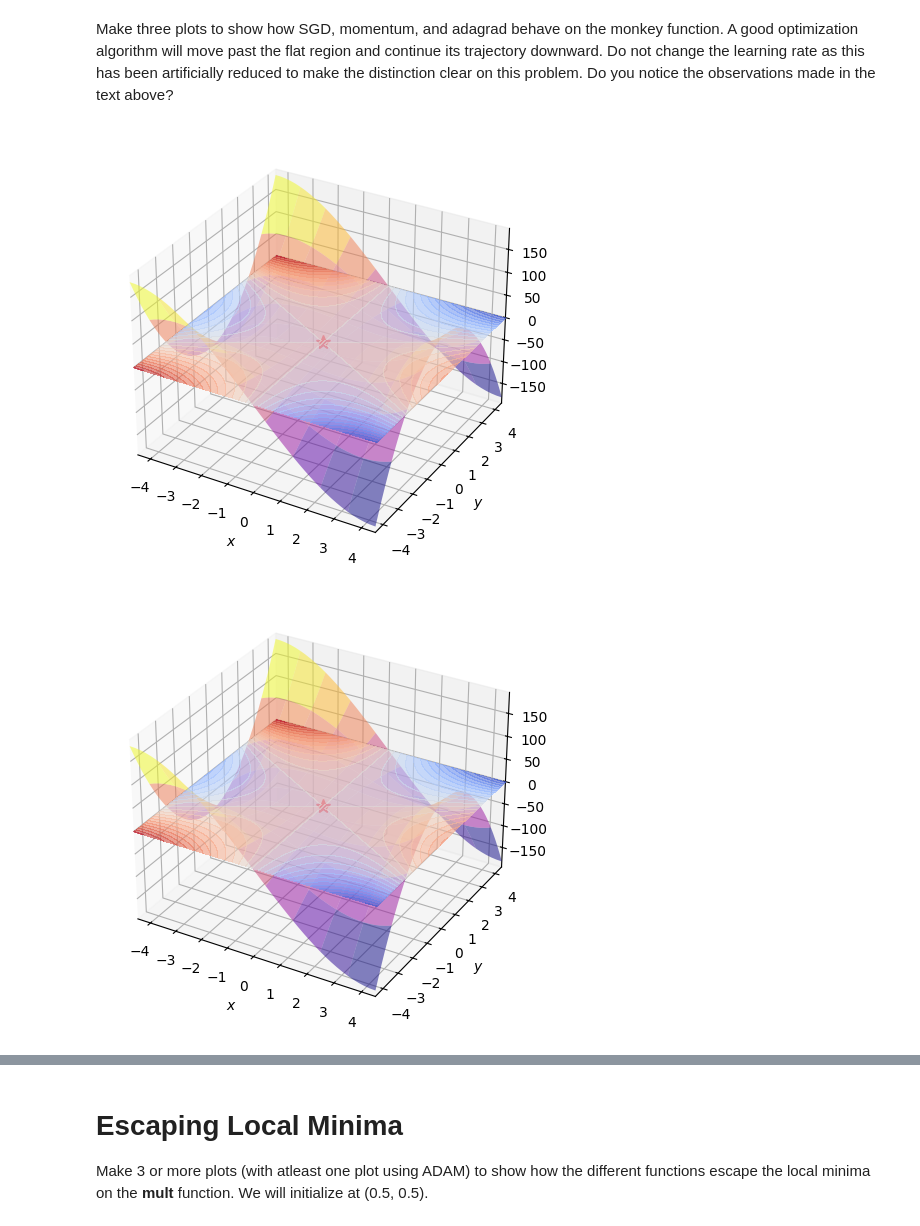
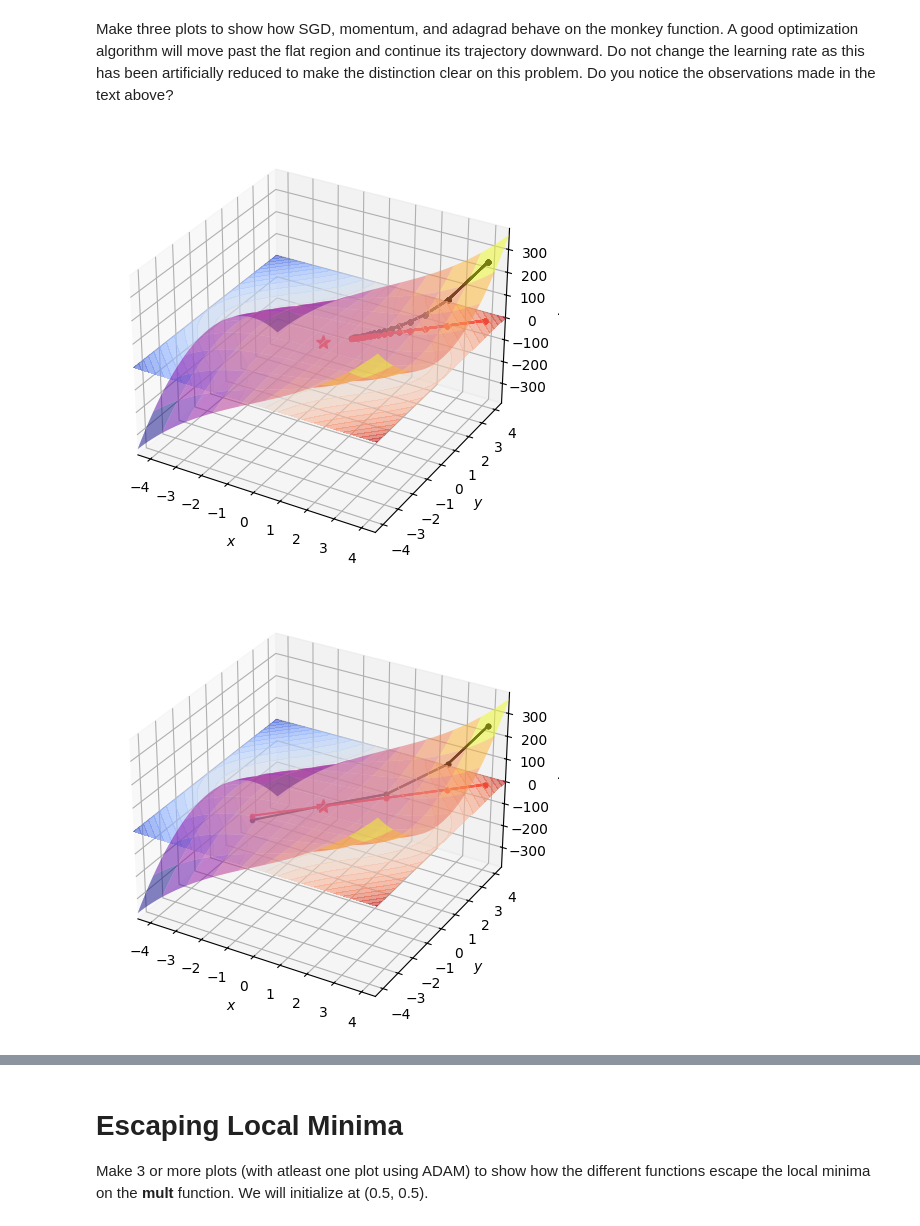
Before and after one commit to zhuohan9036/cs_courses, a Jupyter notebook: cs5489/assignments/assignment_2/Assignment2-25A.ipynb, the cells around one changed output, grey strips where cells are left out. Cells and saved outputs as stored; diff of their text form; code cells hidden in the pictures.

```diff
--- a/cs5489/assignments/assignment_2/Assignment2-25A.ipynb
+++ b/cs5489/assignments/assignment_2/Assignment2-25A.ipynb
@@ -899,7 +898,13 @@ def adagrad(x, y, dx, dy, v_x, v_y, hparams):
     alpha = hparams['alpha']
 
     #CODE HERE
-    v_x = v_x + dx**2
+    dx = dx + gauss(0, 0.1)
+    dy = dy + gauss(0, 0.1)
+
+    v_x = v_x + dx ** 2
+    v_y = v_y + dy ** 2
+    x = x - (alpha / (np.sqrt(v_x) + eps)) * dx
+    y = y - (alpha / (np.sqrt(v_y) + eps)) * dy
 
     return x, y, v_x, v_y
 # %% [markdown]
@@ -955,11 +960,24 @@ def adam(x, y, dx, dy, f_x, f_y, s_x, s_y, i, hparams):
     beta_2 = hparams['beta_2']
 
     #CODE HERE
+    dx = dx + gauss(0, 0.1)
+    dy = dy + gauss(0, 0.1)
+
     f_x = beta_1 * f_x + (1 - beta_1) * dx
     f_y = beta_1 * f_y + (1 - beta_1) * dy
+
     s_x = beta_2 * s_x + (1 - beta_2) * (dx ** 2)
     s_y = beta_2 * s_y + (1 - beta_2) * (dy ** 2)
 
+    f_x_hat = f_x / (1 - (beta_1 ** i))
+    f_y_hat = f_y / (1 - (beta_1 ** i))
+    s_x_hat = s_x / (1 - (beta_2 ** i))
+    s_y_hat = s_y / (1 - (beta_2 ** i))
+
+    x = x - alpha * f_x_hat / (np.sqrt(s_x_hat) + eps)
+    y = y - alpha * f_y_hat / (np.sqrt(s_y_hat) + eps)
+
+
     return x, y, f_x, f_y, s_x, s_y
 # %% [markdown]
 Study in detail the class Optimizer that has been implemented below, because you will be using it to study the effect of key hyperparameters on the optimization process, and the difference that the bells and whistles on Gradient Descent can make. The **fit** function calls the methods you have implemented above depending on how you initialize the class.
@@ -1388,11 +1401,11 @@ func = matyas
 init_x, init_y = 4., -4.
 hparams = {
     'alpha': 0.01,
-    'gamma': 0.99,
-    'beta_1': 0.9,
-    'beta_2': 0.999,
-    'eps': 1e-8
+    'gamma': 0.99
 }
 
+optim = Optimizer(init_x, init_y, 'grad_momentum', func, hparams)
+optim.fit(epochs)
+
 plot_function(epochs, frames, func)
 # %% [output]
@@ -1404,32 +1417,32 @@ Make three plots to show how SGD, momentum, and adagrad behave on the monkey fun
 # %%
 frames = 20
 epochs = 20
 
 '''
 TODO
 
 Make a plot to show what happens if stochastic gradient descent is used on a
 function like this.
 
 Recommended hparams:
 
 initialization: (4., 4.)
 alpha: 0.01
 '''
 
 func = monkey
 #CODE HERE
 init_x, init_y = 4., 4.
 hparams = {
-    'alpha': 0.01,
-    'beta_1': 0.9,
-    'beta_2': 0.999,
-    'eps': 1e-8
+    'alpha': 0.01
 }
 
+optim = Optimizer(init_x, init_y, 'sgrad', func, hparams)
+optim.fit(epochs)
+
 plot_function(epochs, frames, func)
 # %% [output]
-[figure, old version]
+[figure, new version]
 # %%
 frames = 20
 epochs = 5
@@ -1452,15 +1465,15 @@ func = monkey
 init_x, init_y = 4., 4.
 hparams = {
     'alpha': 0.01,
-    'gamma': 0.99,
-    'beta_1': 0.9,
-    'beta_2': 0.999,
-    'eps': 1e-8
+    'gamma': 0.99
 }
 
+optim = Optimizer(init_x, init_y, 'grad_momentum', func, hparams)
+optim.fit(epochs)
+
 plot_function(epochs, frames, func)
 # %% [output]
-[figure, old version]
+[figure, new version]
 # %%
 frames = 20
 epochs = 1000
```
Also changed, not shown: parts of 20 cells of this notebook, 2 other files.
